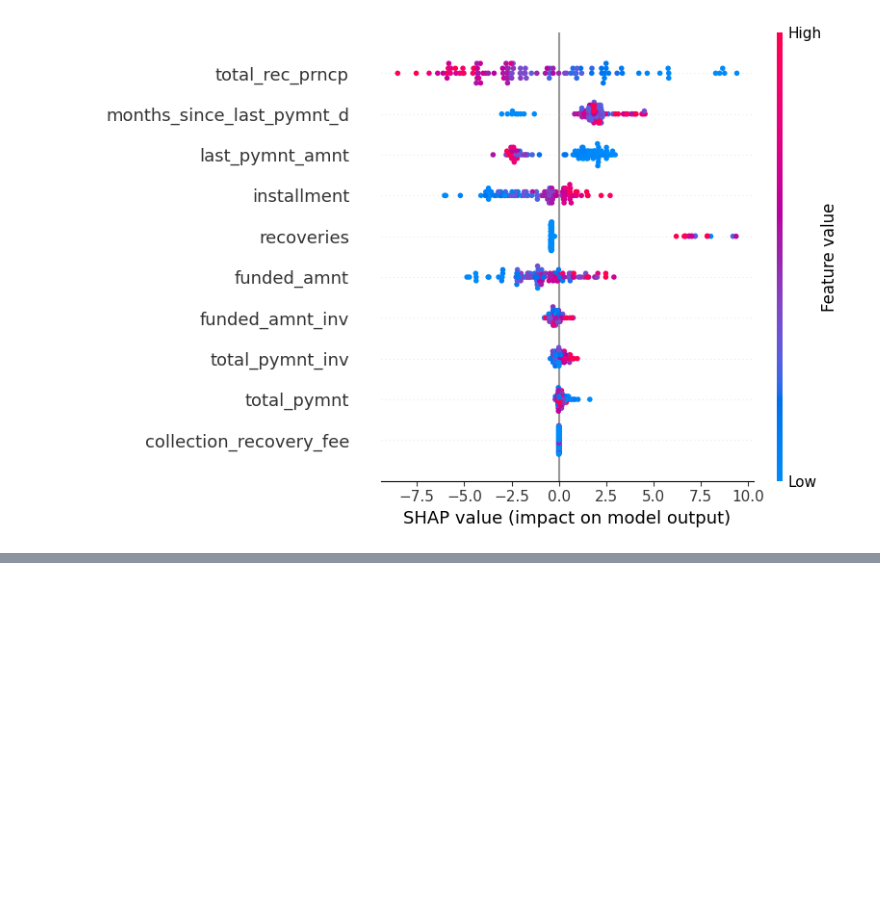
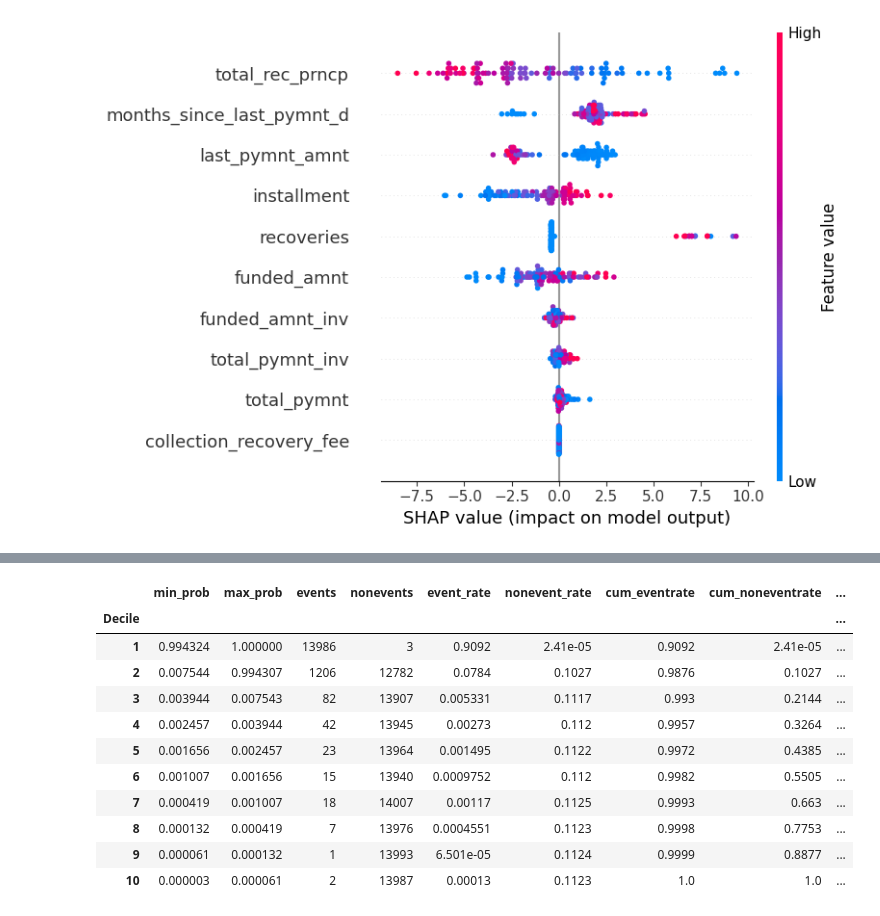
Before and after one commit to chiragpipalia/CreditRiskModel, a Jupyter notebook: Loan_Default_Prediction.ipynb, the cells around one changed output, grey strips where cells are left out. Cells and saved outputs as stored; diff of their text form; code cells hidden in the pictures; blank space fills up the shorter version.

```diff
--- a/Loan_Default_Prediction.ipynb
+++ b/Loan_Default_Prediction.ipynb
@@ -643,0 +687,17 @@ No data for colormapping provided via 'c'. Parameters 'vmin', 'vmax' will be ign
+# %%
+
+mydf = ks(data=df_res, target="y_test", prob="y_prob")
+mydf
+# %% [output]
+|  | min_prob | max_prob | events | nonevents | event_rate | nonevent_rate | cum_eventrate | cum_noneventrate | ... |
+| Decile |  |  |  |  |  |  |  |  | ... |
+| 1 | 0.994324 | 1.000000 | 13986 | 3 | 0.9092 | 2.41e-05 | 0.9092 | 2.41e-05 | ... |
+| 2 | 0.007544 | 0.994307 | 1206 | 12782 | 0.0784 | 0.1027 | 0.9876 | 0.1027 | ... |
+| 3 | 0.003944 | 0.007543 | 82 | 13907 | 0.005331 | 0.1117 | 0.993 | 0.2144 | ... |
+| 4 | 0.002457 | 0.003944 | 42 | 13945 | 0.00273 | 0.112 | 0.9957 | 0.3264 | ... |
+| 5 | 0.001656 | 0.002457 | 23 | 13964 | 0.001495 | 0.1122 | 0.9972 | 0.4385 | ... |
+| 6 | 0.001007 | 0.001656 | 15 | 13940 | 0.0009752 | 0.112 | 0.9982 | 0.5505 | ... |
+| 7 | 0.000419 | 0.001007 | 18 | 14007 | 0.00117 | 0.1125 | 0.9993 | 0.663 | ... |
+| 8 | 0.000132 | 0.000419 | 7 | 13976 | 0.0004551 | 0.1123 | 0.9998 | 0.7753 | ... |
+| 9 | 0.000061 | 0.000132 | 1 | 13993 | 6.501e-05 | 0.1124 | 0.9999 | 0.8877 | ... |
+| 10 | 0.000003 | 0.000061 | 2 | 13987 | 0.00013 | 0.1123 | 1.0 | 1.0 | ... |
```
Also changed, not shown: parts of 6 cells of this notebook.
